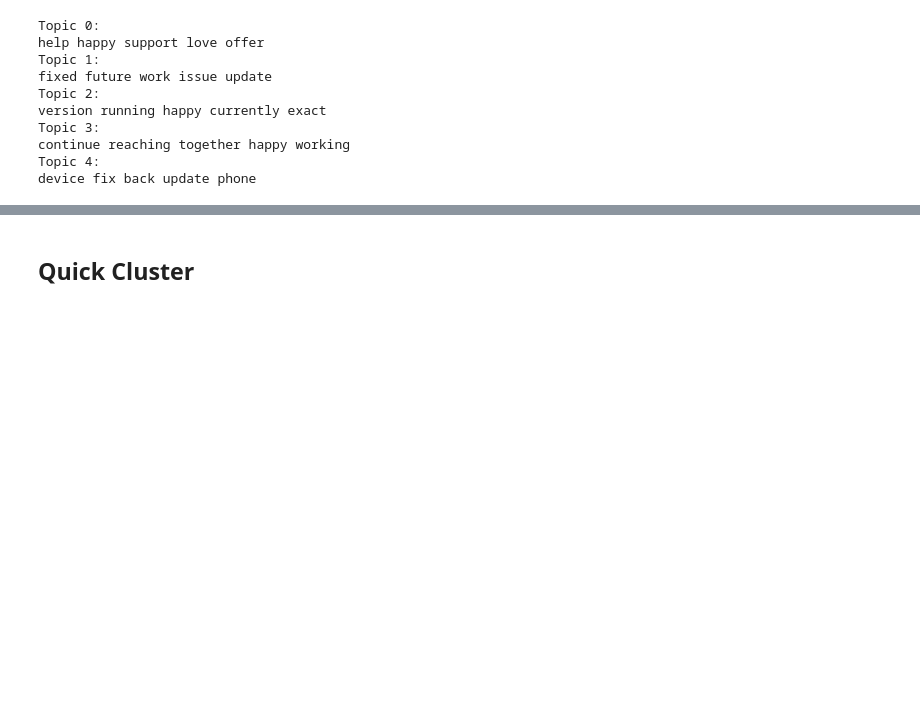
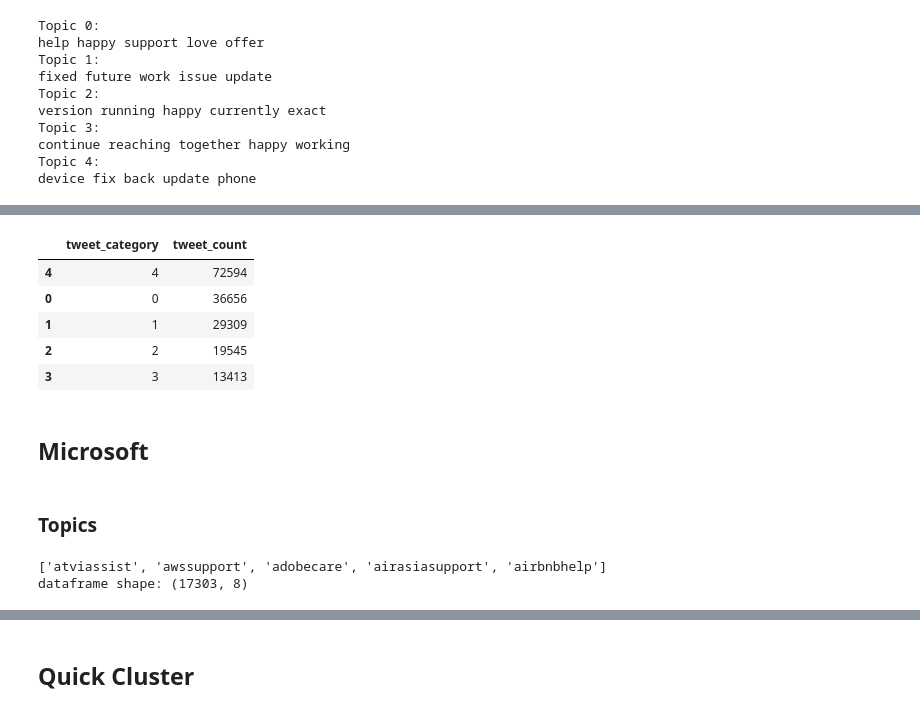
Before and after one commit to xvila/Twitter-Customer-Support-Exploration, a Jupyter notebook: notebooks/data_processing.ipynb, the cells around one changed output, grey strips where cells are left out. Saved outputs shown, nothing was run; the diff lists cells and outputs as text; code cells hidden in the pictures; blank space fills up the shorter version.

Commit message:
more topics

```diff
--- a/notebooks/data_processing.ipynb
+++ b/notebooks/data_processing.ipynb
@@ -79,3 +84,32 @@ def get_topics(companies,k,d):
+# %%
+def get_topics(company,k,d,mdf=.6,c=companies):
+    ''' Takes a company and then runs NMF to get the topics.
+    Returns model and feature names.
+
+    Parameters:
+    company: str name of company
+    k: int components for nmf
+    d: dataframe containing tweets'''
+    c = [word.lower() for word in c]
+    print(c[:5])
+    stop = set(stopwords.words('english')+ \
+    ['rt','amp', 'via', 'one', 'around', 'would', 'let', 'could', 'going', 'like', 'get', 'may', 'says', 'say', 'make',
+        'based', 'even', 'another', 'completely', 'way', 'find', 'used', 'thing', '2017', 'see', 'need', 'thank',
+        'know','knows', 'think', 'thinks', 'take', 'new', 'day', 'days','https','co','dm','us','look', 'hi','tried',
+    'want','send','help','hello','back']+c)
+
+    companyDF = d[d['author_id'].str.contains(company) | d['text'].str.contains(company)]
+    print('dataframe shape:',companyDF.shape)
+
+    func_tf_vectorizer = TfidfVectorizer(stop_words=stop,use_idf=True,token_pattern="\\b[a-z][a-z]+\\b",max_df=mdf,min_df=.05)
+    func_tf = func_tf_vectorizer.fit_transform(companyDF.text)
+    func_tf_feature_names = func_tf_vectorizer.get_feature_names()
+    func_nmf = NMF(n_components=k, init='random')
+    func_nmf_fit = func_nmf.fit_transform(func_tf)
+
+    topic_dist = topic_distribution(companyDF,func_nmf_fit)
+
+    return func_nmf,func_tf_feature_names, topic_dist
 # %% [markdown]
 ### Stop Words
 # %%
@@ -495,0 +602,2 @@ device fix back update phone
+# %%
+appleNMF,appleFeatures,appleDist = get_topics('AppleSupport',5,df)
@@ -495,0 +620,18 @@ device fix back update phone
+# %%
+appleDist
+# %% [output]
+|  | tweet_category | tweet_count |
+| 4 | 4 | 72594 |
+| 0 | 0 | 36656 |
+| 1 | 1 | 29309 |
+| 2 | 2 | 19545 |
+| 3 | 3 | 13413 |
+# %% [markdown]
+## Microsoft
+# %% [markdown]
+### Topics
+# %%
+microNMF,microFeatures,microDist = get_topics('MicrosoftHelps',5,df,mdf=.8)
+# %% [output]
+['atviassist', 'awssupport', 'adobecare', 'airasiasupport', 'airbnbhelp']
+dataframe shape: (17303, 8)
```
Also changed, not shown: parts of 36 cells of this notebook.
